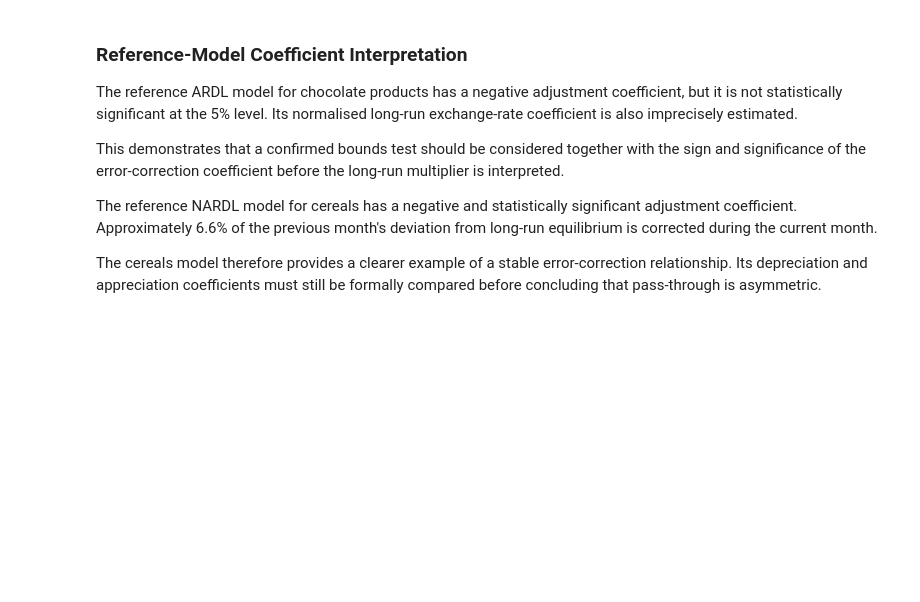
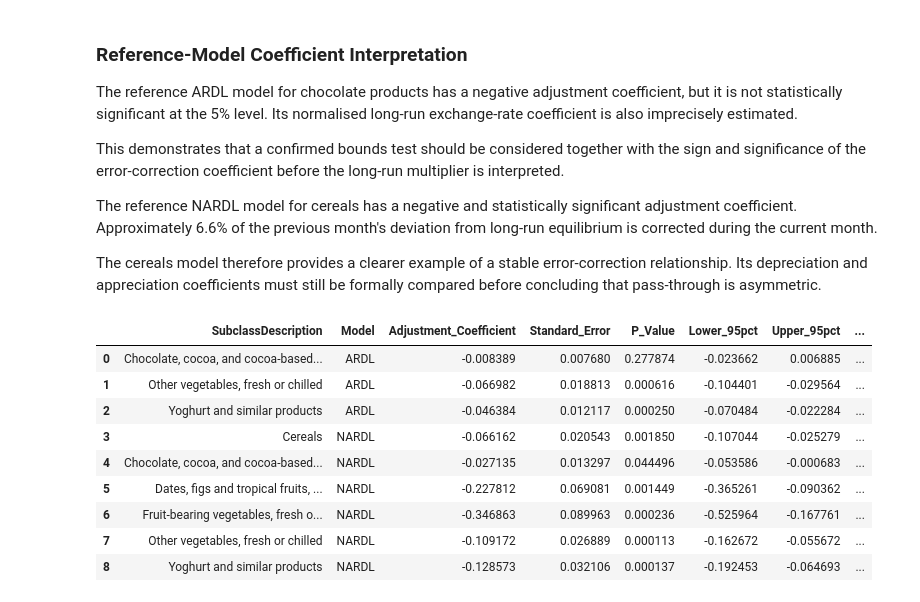
Before and after one commit to MasindiManaga/ERPT_ML_Research, a Jupyter notebook: notebooks/06_Econometric_Modelling.ipynb, the cells around one changed output. Drawn from its saved outputs; the diff is of its cells as text; code cells hidden in the pictures; blank space fills up the shorter version.

```diff
--- a/notebooks/06_Econometric_Modelling.ipynb
+++ b/notebooks/06_Econometric_Modelling.ipynb
@@ -2065,3 +2066,77 @@ month's deviation from long-run equilibrium is corrected during the current mont
 
 The cereals model therefore provides a clearer example of a stable
 error-correction relationship. Its depreciation and appreciation coefficients must still be formally compared before concluding that pass-through is asymmetric.
+# %%
+# extract error-correction coefficients
+uecm_results_by_model = {
+    "ARDL": symmetric_uecm_results,
+    "NARDL": nardl_uecm_results
+}
+
+error_correction_records = []
+
+for result_row in confirmed_long_run_models.itertuples(
+    index=False
+):
+    subclass_name = result_row.SubclassDescription
+    model_name = result_row.Model
+
+    uecm_result = uecm_results_by_model[
+        model_name
+    ][subclass_name]
+
+    parameter_name = "Log_CPI.L1"
+    confidence_interval = uecm_result.conf_int().loc[
+        parameter_name
+    ]
+
+    coefficient = uecm_result.params[
+        parameter_name
+    ]
+
+    p_value = uecm_result.pvalues[
+        parameter_name
+    ]
+
+    stable_adjustment = (
+        -2 < coefficient < 0
+        and p_value < 0.05
+    )
+
+    error_correction_records.append({
+        "SubclassDescription": subclass_name,
+        "Model": model_name,
+        "Adjustment_Coefficient": coefficient,
+        "Standard_Error": uecm_result.bse[
+            parameter_name
+        ],
+        "P_Value": p_value,
+        "Lower_95pct": confidence_interval.iloc[0],
+        "Upper_95pct": confidence_interval.iloc[1],
+        "Monthly_Adjustment_Pct": -100 * coefficient,
+        "Stable_Adjustment": stable_adjustment
+    })
+
+error_correction_results = (
+    pd.DataFrame(error_correction_records)
+    .sort_values(
+        [
+            "Model",
+            "SubclassDescription"
+        ]
+    )
+    .reset_index(drop=True)
+)
+
+error_correction_results
+# %% [output]
+|  | SubclassDescription | Model | Adjustment_Coefficient | Standard_Error | P_Value | Lower_95pct | Upper_95pct | ... |
+| 0 | Chocolate, cocoa, and cocoa-based... | ARDL | -0.008389 | 0.007680 | 0.277874 | -0.023662 | 0.006885 | ... |
+| 1 | Other vegetables, fresh or chilled | ARDL | -0.066982 | 0.018813 | 0.000616 | -0.104401 | -0.029564 | ... |
+| 2 | Yoghurt and similar products | ARDL | -0.046384 | 0.012117 | 0.000250 | -0.070484 | -0.022284 | ... |
+| 3 | Cereals | NARDL | -0.066162 | 0.020543 | 0.001850 | -0.107044 | -0.025279 | ... |
+| 4 | Chocolate, cocoa, and cocoa-based... | NARDL | -0.027135 | 0.013297 | 0.044496 | -0.053586 | -0.000683 | ... |
+| 5 | Dates, figs and tropical fruits, ... | NARDL | -0.227812 | 0.069081 | 0.001449 | -0.365261 | -0.090362 | ... |
+| 6 | Fruit-bearing vegetables, fresh o... | NARDL | -0.346863 | 0.089963 | 0.000236 | -0.525964 | -0.167761 | ... |
+| 7 | Other vegetables, fresh or chilled | NARDL | -0.109172 | 0.026889 | 0.000113 | -0.162672 | -0.055672 | ... |
+| 8 | Yoghurt and similar products | NARDL | -0.128573 | 0.032106 | 0.000137 | -0.192453 | -0.064693 | ... |
```
Also changed, not shown: parts of 11 cells of this notebook.
